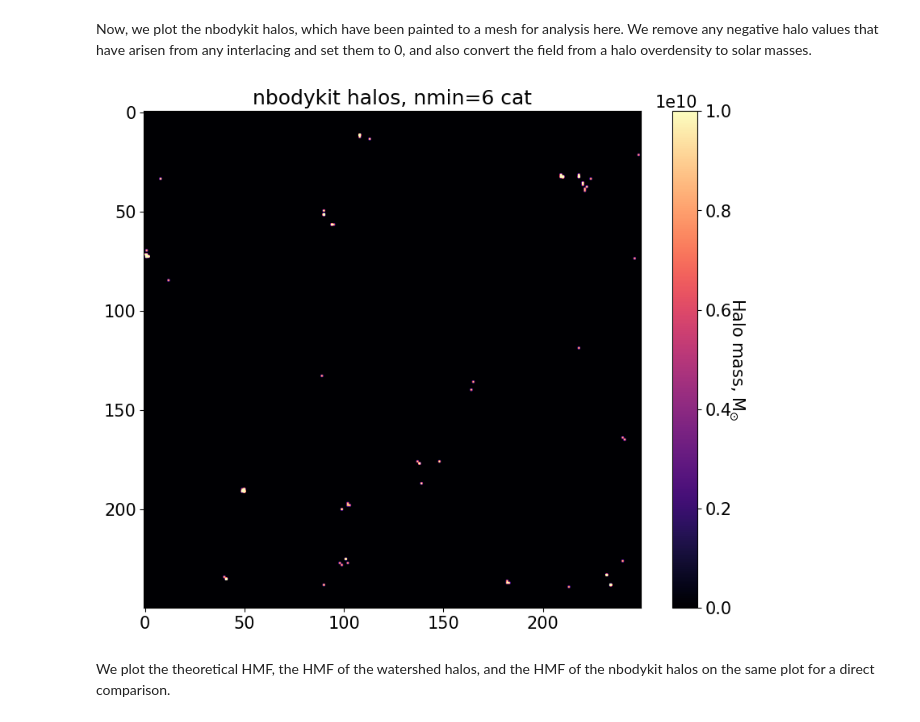
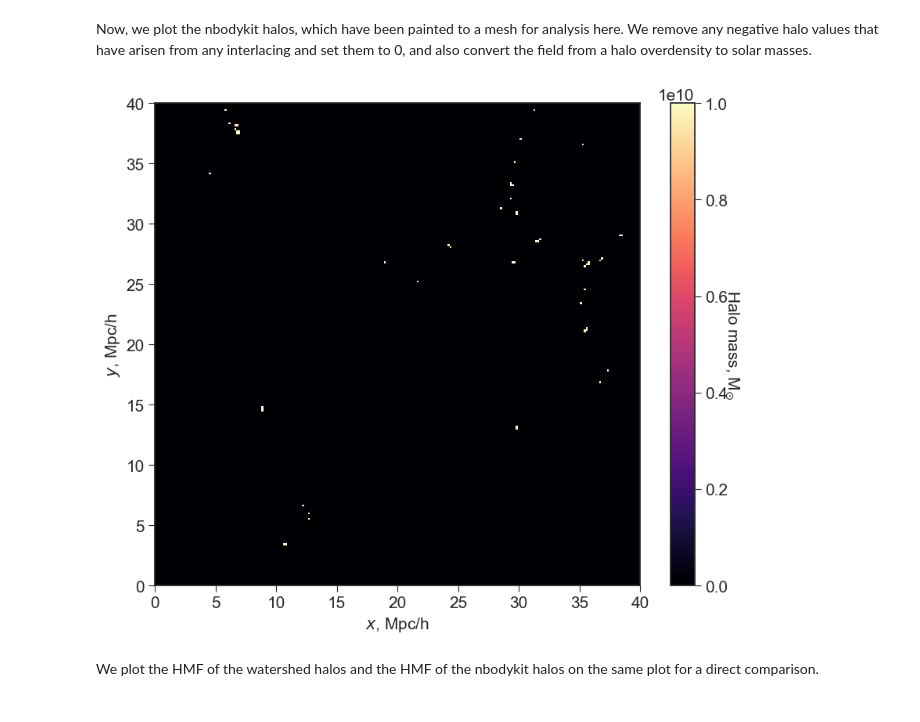
Before and after one commit to raxquax123/postEoR, a Jupyter notebook: halo_testing.ipynb, the cells around one changed output. Cells and saved outputs as stored; diff of their text form; code cells hidden in the pictures.

```diff
--- a/halo_testing.ipynb
+++ b/halo_testing.ipynb
@@ -70,17 +83,30 @@ cbar.set_label("Halo mass, M$_{\odot}$", rotation=270, labelpad = 12)
 # %% [markdown]
 Now, we plot the nbodykit halos, which have been painted to a mesh for analysis here.
 We remove any negative halo values that have arisen from any interlacing and set them to 0, and also convert the field from a halo overdensity to solar masses.
-# %%
-
-plt.rcParams['figure.figsize'] = [10, 8]
-plt.imshow(nb_halo_field[:, :, 10], vmax=1e10, cmap='magma')
-plt.title("nbodykit halos, nmin=6 cat")
-cbar = plt.colorbar()
-cbar.set_label("Halo mass, M$_{\odot}$", rotation=270, labelpad = 12)
-# %% [output]
-[figure, removed]
+# %%
+plt.rcParams['figure.figsize'] = [10, 8]
+plt.rcParams.update({'font.size': 15})
+
+plt.clf() # clearing any previous plots
+plt.rcParams['figure.figsize'] = [13, 6]
+
+# box coordinates
+fin_size = 40
+dx, dy = 4/25, 4/25
+y1, x1 = np.mgrid[slice(dy / 2, fin_size, dy), slice(dx / 2, fin_size, dx)]
+
+# plotting colormaps of overdensity, neutral fraction, brightness temperature
+plt.xlabel('$x$, Mpc/h')
+plt.ylabel('$y$, Mpc/h')
+
+plt.pcolormesh(x1, y1, nb_halo_field[:, :, 50], vmax=1e10, cmap='magma')
+#plt.title("Watershed halos, overdens None conn 1, 40/250")
+cbar = plt.colorbar()
+cbar.set_label("Halo mass, M$_{\odot}$", rotation=270, labelpad = 12)
+# %% [output]
+[figure, added]
 # %% [markdown]
-We plot the theoretical HMF, the HMF of the watershed halos, and the HMF of the nbodykit halos on the same plot for a direct comparison.
+We plot the HMF of the watershed halos and the HMF of the nbodykit halos on the same plot for a direct comparison.
 # %%
 # mega plot
 
```
Also changed, not shown: parts of 4 cells of this notebook, 12 other files.
